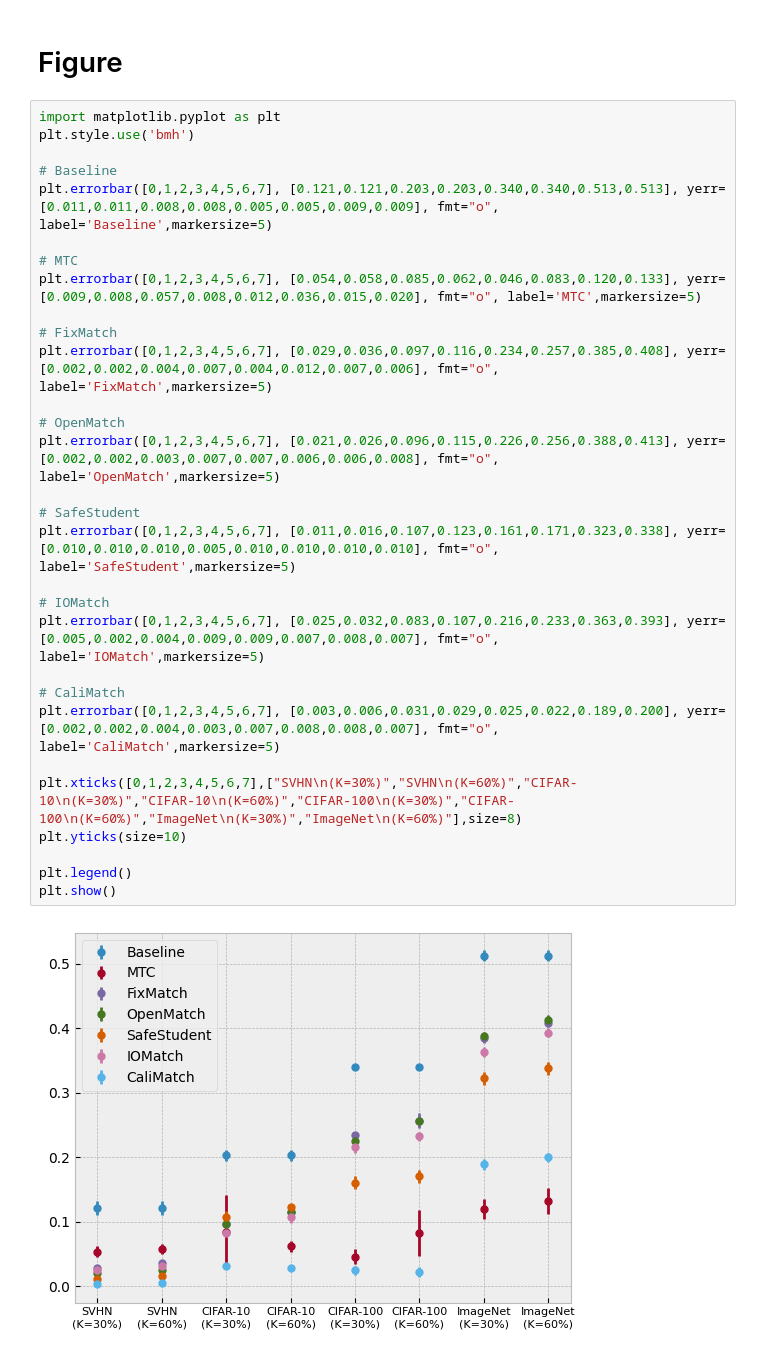
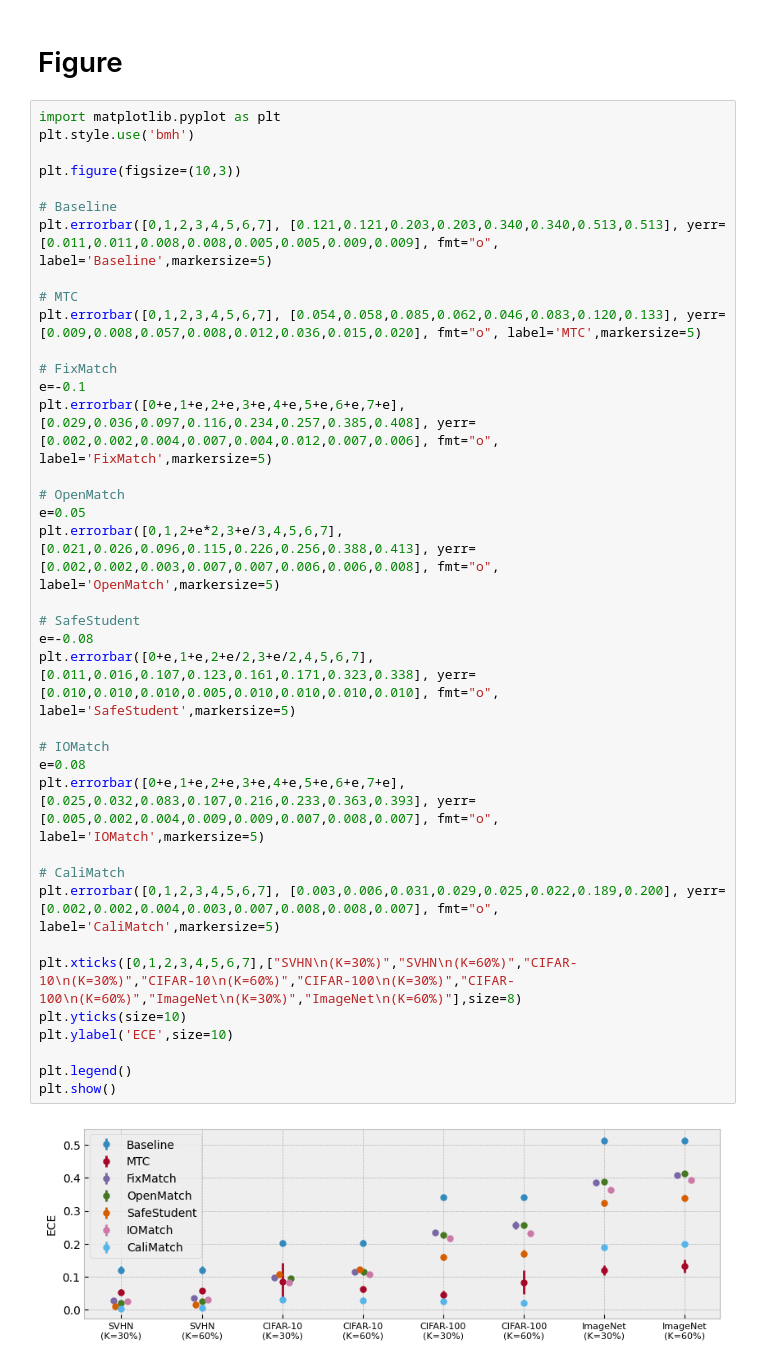
Before and after one commit to bogus215/SafeSSL-Calibration, a Jupyter notebook: jupyters/figure.ipynb, the cells around one changed output. Cells and saved outputs as stored; diff of their text form.

Commit message:
Figure Update

```diff
--- a/jupyters/figure.ipynb
+++ b/jupyters/figure.ipynb
@@ -384,32 +384,39 @@ data
 # %%
 import matplotlib.pyplot as plt
 plt.style.use('bmh')
+
+plt.figure(figsize=(10,3))
 
 # Baseline
 plt.errorbar([0,1,2,3,4,5,6,7], [0.121,0.121,0.203,0.203,0.340,0.340,0.513,0.513], yerr=[0.011,0.011,0.008,0.008,0.005,0.005,0.009,0.009], fmt="o", label='Baseline',markersize=5)
 
 # MTC
 plt.errorbar([0,1,2,3,4,5,6,7], [0.054,0.058,0.085,0.062,0.046,0.083,0.120,0.133], yerr=[0.009,0.008,0.057,0.008,0.012,0.036,0.015,0.020], fmt="o", label='MTC',markersize=5)
 
 # FixMatch
-plt.errorbar([0,1,2,3,4,5,6,7], [0.029,0.036,0.097,0.116,0.234,0.257,0.385,0.408], yerr=[0.002,0.002,0.004,0.007,0.004,0.012,0.007,0.006], fmt="o", label='FixMatch',markersize=5)
+e=-0.1
+plt.errorbar([0+e,1+e,2+e,3+e,4+e,5+e,6+e,7+e], [0.029,0.036,0.097,0.116,0.234,0.257,0.385,0.408], yerr=[0.002,0.002,0.004,0.007,0.004,0.012,0.007,0.006], fmt="o", label='FixMatch',markersize=5)
 
 # OpenMatch
-plt.errorbar([0,1,2,3,4,5,6,7], [0.021,0.026,0.096,0.115,0.226,0.256,0.388,0.413], yerr=[0.002,0.002,0.003,0.007,0.007,0.006,0.006,0.008], fmt="o", label='OpenMatch',markersize=5)
+e=0.05
+plt.errorbar([0,1,2+e*2,3+e/3,4,5,6,7], [0.021,0.026,0.096,0.115,0.226,0.256,0.388,0.413], yerr=[0.002,0.002,0.003,0.007,0.007,0.006,0.006,0.008], fmt="o", label='OpenMatch',markersize=5)
 
 # SafeStudent
-plt.errorbar([0,1,2,3,4,5,6,7], [0.011,0.016,0.107,0.123,0.161,0.171,0.323,0.338], yerr=[0.010,0.010,0.010,0.005,0.010,0.010,0.010,0.010], fmt="o", label='SafeStudent',markersize=5)
+e=-0.08
+plt.errorbar([0+e,1+e,2+e/2,3+e/2,4,5,6,7], [0.011,0.016,0.107,0.123,0.161,0.171,0.323,0.338], yerr=[0.010,0.010,0.010,0.005,0.010,0.010,0.010,0.010], fmt="o", label='SafeStudent',markersize=5)
 
 # IOMatch
-plt.errorbar([0,1,2,3,4,5,6,7], [0.025,0.032,0.083,0.107,0.216,0.233,0.363,0.393], yerr=[0.005,0.002,0.004,0.009,0.009,0.007,0.008,0.007], fmt="o", label='IOMatch',markersize=5)
+e=0.08
+plt.errorbar([0+e,1+e,2+e,3+e,4+e,5+e,6+e,7+e], [0.025,0.032,0.083,0.107,0.216,0.233,0.363,0.393], yerr=[0.005,0.002,0.004,0.009,0.009,0.007,0.008,0.007], fmt="o", label='IOMatch',markersize=5)
 
 # CaliMatch
 plt.errorbar([0,1,2,3,4,5,6,7], [0.003,0.006,0.031,0.029,0.025,0.022,0.189,0.200], yerr=[0.002,0.002,0.004,0.003,0.007,0.008,0.008,0.007], fmt="o", label='CaliMatch',markersize=5)
 
 plt.xticks([0,1,2,3,4,5,6,7],["SVHN\n(K=30%)","SVHN\n(K=60%)","CIFAR-10\n(K=30%)","CIFAR-10\n(K=60%)","CIFAR-100\n(K=30%)","CIFAR-100\n(K=60%)","ImageNet\n(K=30%)","ImageNet\n(K=60%)"],size=8)
 plt.yticks(size=10)
+plt.ylabel('ECE',size=10)
 
 plt.legend()
 plt.show()
 # %% [output]
-[figure, old version]
+[figure, new version]
```
Also changed, not shown: 1 other file.
